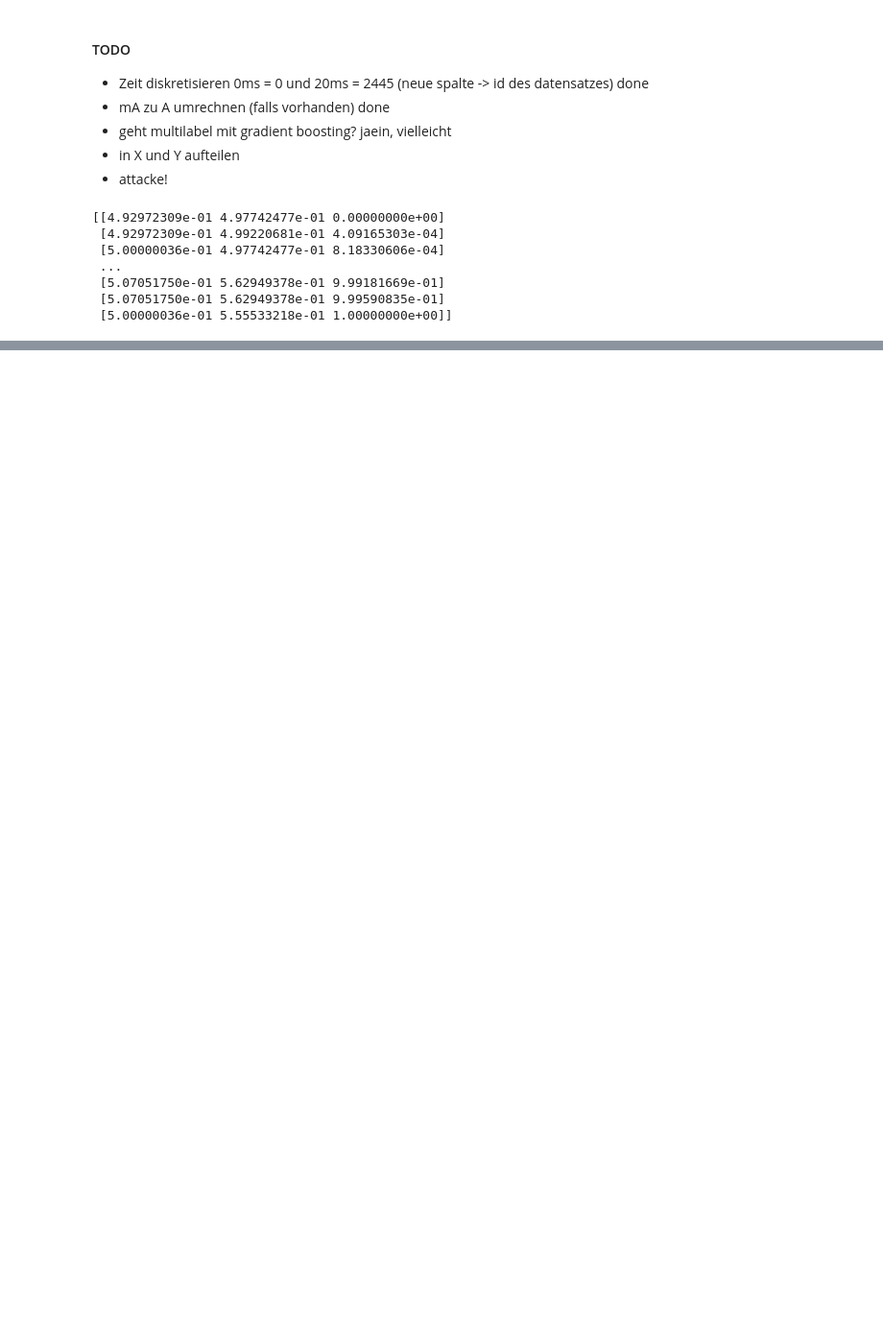
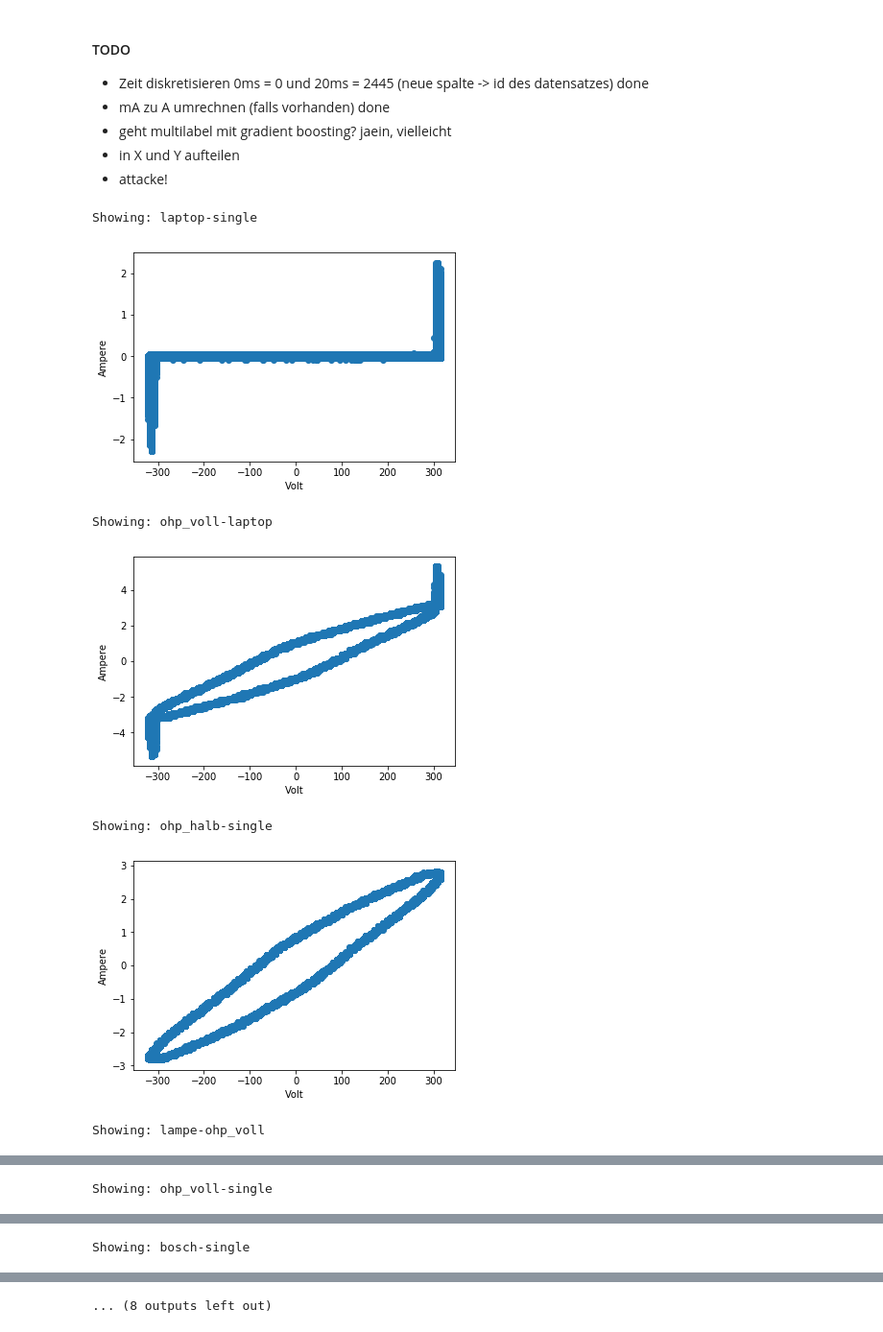
Before and after one commit to FlixMa/DataScienceProjekt, a Jupyter notebook: LGBM.ipynb, the cells around one changed output, grey strips where cells are left out. Shown at 96% size. Drawn from its saved outputs; the diff is of its cells as text; code cells hidden in the pictures; blank space fills up the shorter version.

```diff
--- a/LGBM.ipynb
+++ b/LGBM.ipynb
@@ -44,7 +46,7 @@ for e in elems:
     path = join(SOURCE_DIR, e)
 
     if isdir(path):
-        filepaths = readCSVfromDirectory(path)[:25]
+        filepaths = readCSVfromDirectory(path)
 
         directories[e] = []
         for filepath in filepaths:
@@ -115,32 +117,36 @@ max     314.340600     5.126194  2444.000000
 # %%
 features = []
 
 for label, data in directories.items():
     # pro gerät alle daten in einen dataframe
     res = pd.concat(data, sort=False)
     #zu der tabelle eine spalte mit label hinzufügen
     res = res.assign(labels= lambda x: label)
-
+    _ = plt.scatter(res['V'], res['A'])
+    _ = plt.xlabel("Volt")
+    _ = plt.ylabel("Ampere")
+    print("Showing: " + label)
+    plt.show()
     features.append(res)
 
 # dataframes zu einem kombinieren
 features = pd.concat(features, sort=False)
 
 X = features.drop(columns=['labels'])
 min_max_scaler = preprocessing.MinMaxScaler()
 X = min_max_scaler.fit_transform(X)
 Y = features['labels']
 
-print(X)
+#print(X)
 
 Y = pd.get_dummies(Y)
 Y = Y.assign(labels= lambda x: 0 + x['lampe-ohp_voll'] + x['lampe-single'] * 2 + x['laptop-single'] * 3 + x['ohp_halb-laptop']* 4 + x['ohp_halb-laptop-lampe'] * 5 + x['ohp_halb-single'] * 6 + x['ohp_voll-laptop'] * 7 + x['ohp_voll-laptop-bosch-lampe'] * 8 + x['ohp_voll-single'] *9)
 Y = Y['labels']
 # %% [output]
-[[4.92972309e-01 4.97742477e-01 0.00000000e+00]
- [4.92972309e-01 4.99220681e-01 4.09165303e-04]
- [5.00000036e-01 4.97742477e-01 8.18330606e-04]
- ...
- [5.07051750e-01 5.62949378e-01 9.99181669e-01]
- [5.07051750e-01 5.62949378e-01 9.99590835e-01]
- [5.00000036e-01 5.55533218e-01 1.00000000e+00]]
+Showing: laptop-single
+[figure, added]
+Showing: ohp_voll-laptop
+[figure, added]
+Showing: ohp_halb-single
+[figure, added]
+Showing: lampe-ohp_voll
@@ -146,0 +154 @@ Y = Y['labels']
+Showing: ohp_voll-single
@@ -146,0 +156 @@ Y = Y['labels']
+Showing: bosch-single
@@ -146,0 +158 @@ Y = Y['labels']
+... (8 outputs left out)
```
Also changed, not shown: parts of 8 cells of this notebook.
